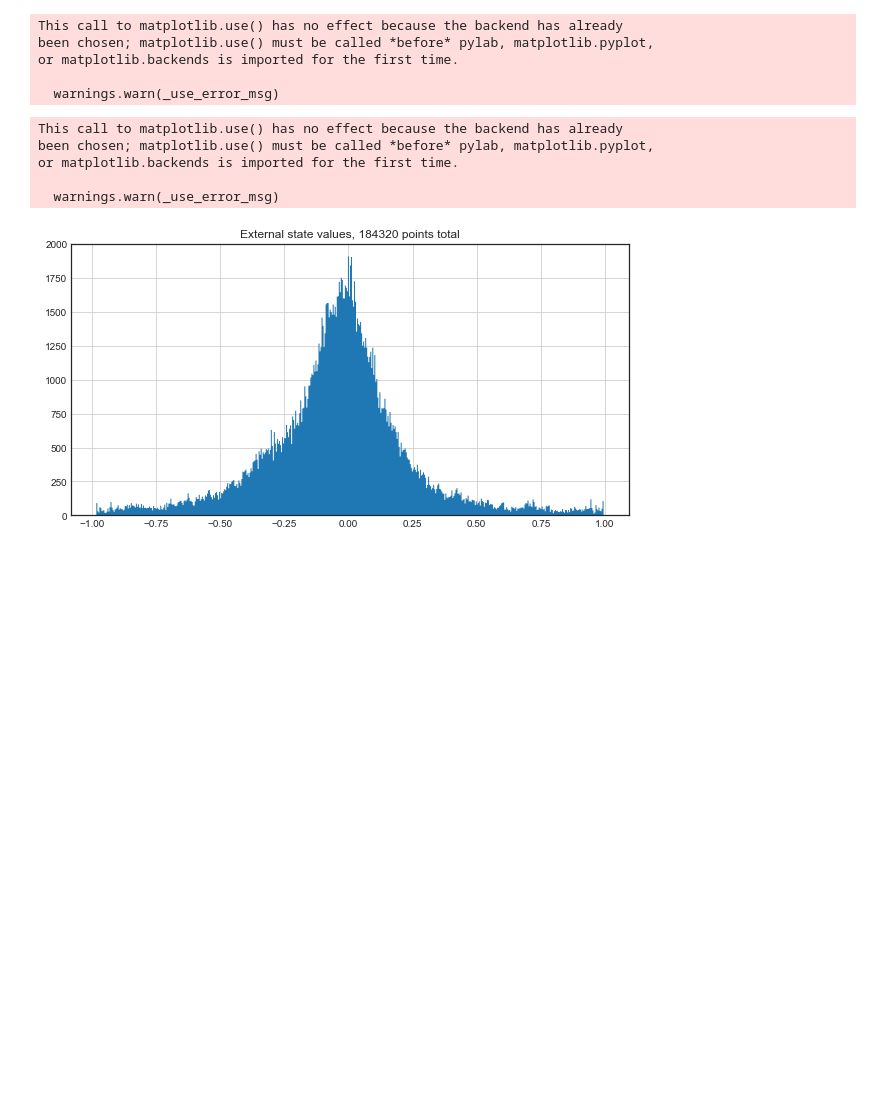
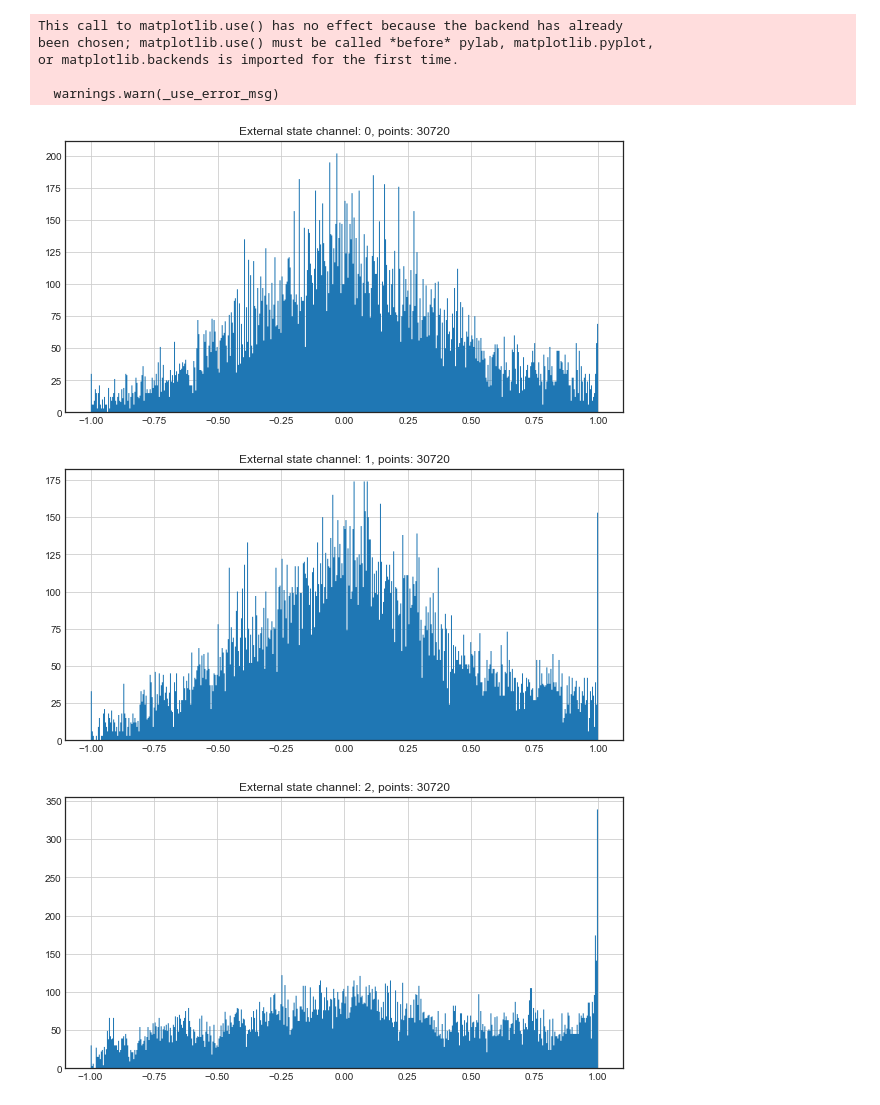
Before and after one commit to Kismuz/btgym, a Jupyter notebook: examples/state_signal_scaling.ipynb, the cells around one changed output. Saved outputs shown, nothing was run; the diff lists cells and outputs as text; code cells hidden in the pictures; blank space fills up the shorter version.

Commit message:
signal-scale nb updated with vector of scales

```diff
--- a/examples/state_signal_scaling.ipynb
+++ b/examples/state_signal_scaling.ipynb
@@ -37,9 +37,16 @@ class SignalProvider():
         self.done = True
 # %%
 # Our Scale-state-before-tanh parameter of interest:
-state_ext_scale = 1e3
+# either a scalar or vector of scaling wieghts, size equal to obs. space num channels:
+# here, 6 channels for DevStrat_4_12; 5 for DevStrat_4_11
 
-# additional
+# Try both to ensure wheighted scaling gives much evenly distributed values across channels
+# Todo: here wheights are linearly decayed. Can do better?
+
+#state_ext_scale = np.linspace(3e3, 1e3, num=6)
+state_ext_scale = 3e3
+
+# additional params exist but not used with this example:
 state_int_scale = 1.0
 reward_scale = 10.0
 
@@ -72,31 +79,25 @@ or matplotlib.backends is imported for the first time.
 
   warnings.warn(_use_error_msg)
 # %%
-# Make it  256 -:- 1024 (takes a minute):
+# Make it  256 -:- 1024 (takes a while):
 batch_size = 1024
 
-batch_ext, batch_int, batch_r = signal_provider.get_batch(batch_size)
+batch_ext, _, _ = signal_provider.get_batch(batch_size)
 signal_provider.close()
 
 
-# Distribution of values:
-distr_ext = np.reshape(batch_ext, -1)
-distr_int = np.reshape(batch_int, -1)
-distr_r = np.asarray(batch_r)
+# Distribution of values per channel:
+distr_ext = np.asarray(batch_ext)
+num_channels = distr_ext.shape[-1]
+distr_ext = np.reshape(distr_ext[...,0,:], [-1, num_channels])
 
-plt.figure(num=0, figsize=(10, 5))
-plt.title('External state values, {} points total'.format(distr_ext.shape[0]))
-plt.grid(True)
-fig = plt.hist(distr_ext, histtype='stepfilled', bins=500)
 
-#plt.figure(num=1, figsize=(10, 5))
-#plt.title('Reward values, {} points total'.format(distr_r.shape[0]))
-#plt.grid(True)
-#fig = plt.hist(distr_r, histtype='stepfilled', bins=500)
+for i in range(num_channels):
+    plt.figure(num=i, figsize=(10, 5))
+    plt.title('External state channel: {}, points: {}'.format(i, distr_ext.shape[0]))
+    plt.grid(True)
+    fig = plt.hist(distr_ext[:,i], histtype='stepfilled', bins=500)
 # %% [output]
-This call to matplotlib.use() has no effect because the backend has already
-been chosen; matplotlib.use() must be called *before* pylab, matplotlib.pyplot,
-or matplotlib.backends is imported for the first time.
-
-  warnings.warn(_use_error_msg)
-[figure, old version]
+[figure, new version]
+[figure, added]
+[figure, added]
```
Also changed, not shown: parts of 1 cell of this notebook.
